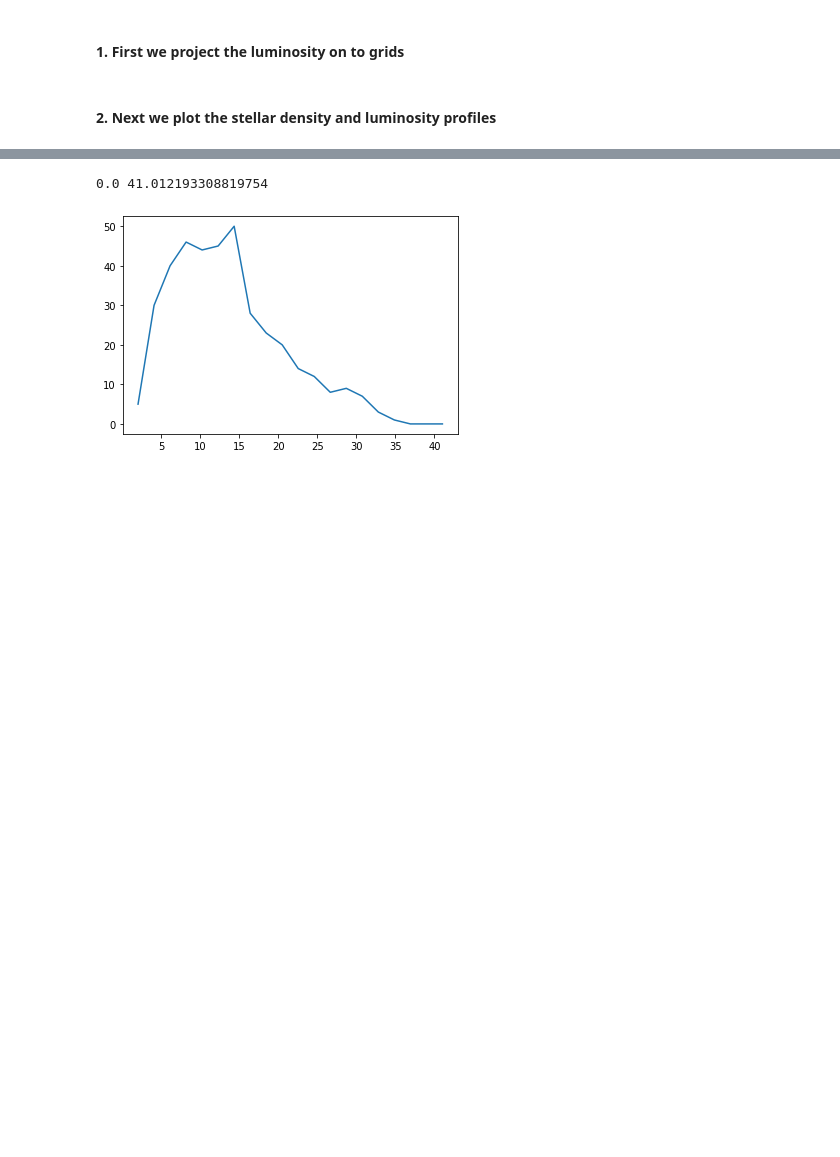
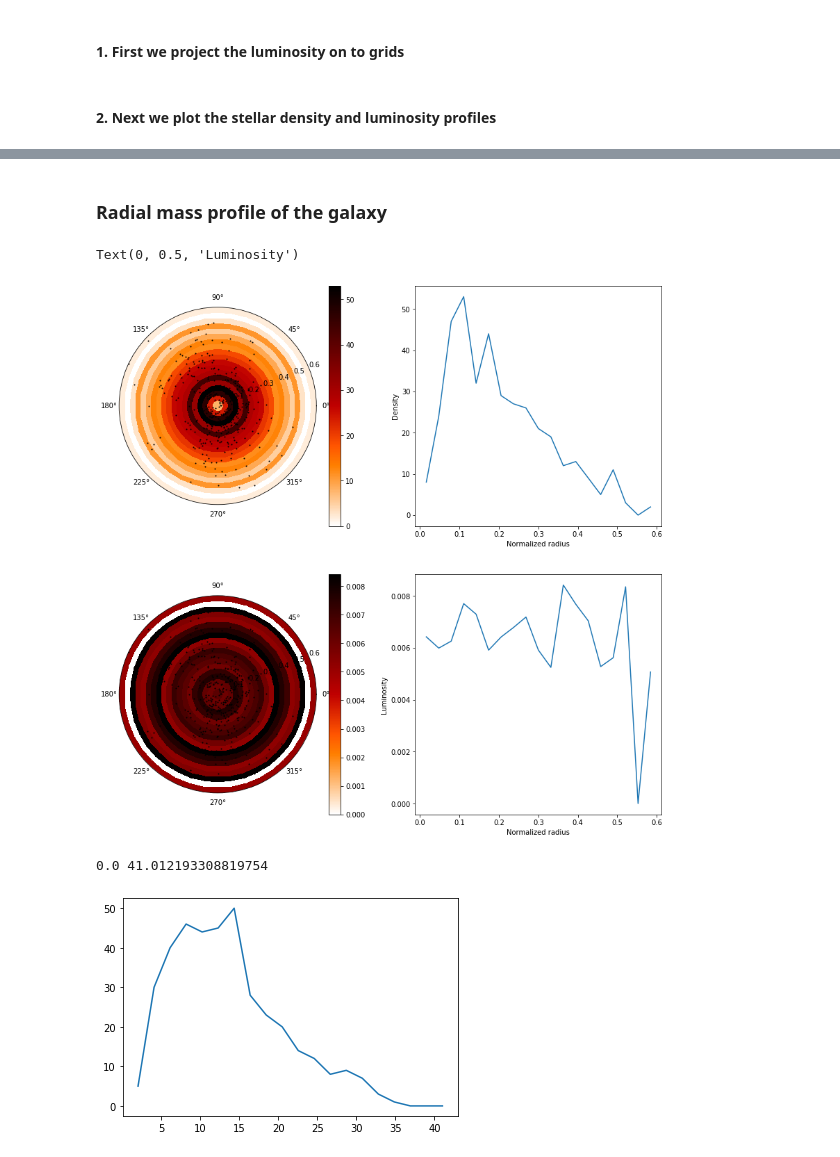
Before and after one commit to nesar/hydro_colors, a Jupyter notebook: nbs/index.ipynb, the cells around one changed output, grey strips where cells are left out. Cells and saved outputs as stored; diff of their text form; code cells hidden in the pictures; blank space fills up the shorter version.

```diff
--- a/nbs/index.ipynb
+++ b/nbs/index.ipynb
@@ -211 +182,71 @@ plt.show()
+# %% [markdown]
+### Radial mass profile of the galaxy
+# %%
+def cart2pol(x, y):
+    rho = np.sqrt(x**2 + y**2)
+    phi = np.arctan2(y, x)
+    return(rho, phi)
+
+radius, azimut = cart2pol(x_centered_scaled, y_centered_scaled)
+azimut += np.pi
+
+# define binning
+rbins = np.linspace(0,radius.max(), 20)
+abins = np.linspace(0,2*np.pi, 2)
+
+
+subdivs = 40
+abins2 = np.linspace(0, 2 * np.pi, (len(abins) - 1) * subdivs + 1)
+
+
+
+#calculate histogram for mass density
+# hist, _, _ = np.histogram2d(azimut, radius, bins=(abins, rbins))
+hist, _, _, binnumbers = stats.binned_statistic_2d(azimut, radius,
+                                                         None, 'count', bins=[abins, rbins],
+                                                         expand_binnumbers=True)
+
+
+# Luminosity
+grid_flux_polar = np.zeros_like(hist)
+
+for idx, ssp_id in enumerate(gal_tag_cond[0]):
+    grid_flux_polar[binnumbers[:, idx][0]-1, binnumbers[:, idx][1]-1] = np.trapz(spec_flux_ssp[idx], spec_wave_ssp)
+
+
+
+
+A, R = np.meshgrid(abins, rbins)
+A2, R2 = np.meshgrid(abins2, rbins)
+
+# plot
+
+fig = plt.figure(figsize=(14 , 14))
+ax0 = plt.subplot(221, projection="polar")
+ax1 = plt.subplot(222)
+
+# pc = ax.pcolormesh(A, R, hist.T, cmap="magma_r")
+pc2 = ax0.pcolormesh(A2, R2, np.repeat(hist.T, subdivs, axis=1), cmap='gist_heat_r')
+pc3 = ax0.scatter(azimut, radius, alpha=1, marker='o', s=1, color='k')
+fig.colorbar(pc2, ax=ax0)
+
+ax1.plot(0.5*(rbins[1:] + rbins[:-1]), np.sum(hist, axis=0));
+ax1.set_xlabel('Normalized radius')
+ax1.set_ylabel('Density')
+
+
+ax2 = plt.subplot(223, projection="polar")
+ax3 = plt.subplot(224)
+
+# pc = ax.pcolormesh(A, R, hist.T, cmap="magma_r")
+pc3 = ax2.pcolormesh(A2, R2, np.repeat(grid_flux_polar.T, subdivs, axis=1), cmap='gist_heat_r')
+pc4 = ax2.scatter(azimut, radius, alpha=1, marker='o', s=1, color='k')
+fig.colorbar(pc3, ax=ax2)
+
+ax3.plot(0.5*(rbins[1:] + rbins[:-1]), np.sum(grid_flux_polar, axis=0));
+ax3.set_xlabel('Normalized radius')
+ax3.set_ylabel('Luminosity')
+# %% [output]
+Text(0, 0.5, 'Luminosity')
+[figure, added]
 # %%
```
Also changed, not shown: parts of 5 cells of this notebook, 4 other files.
